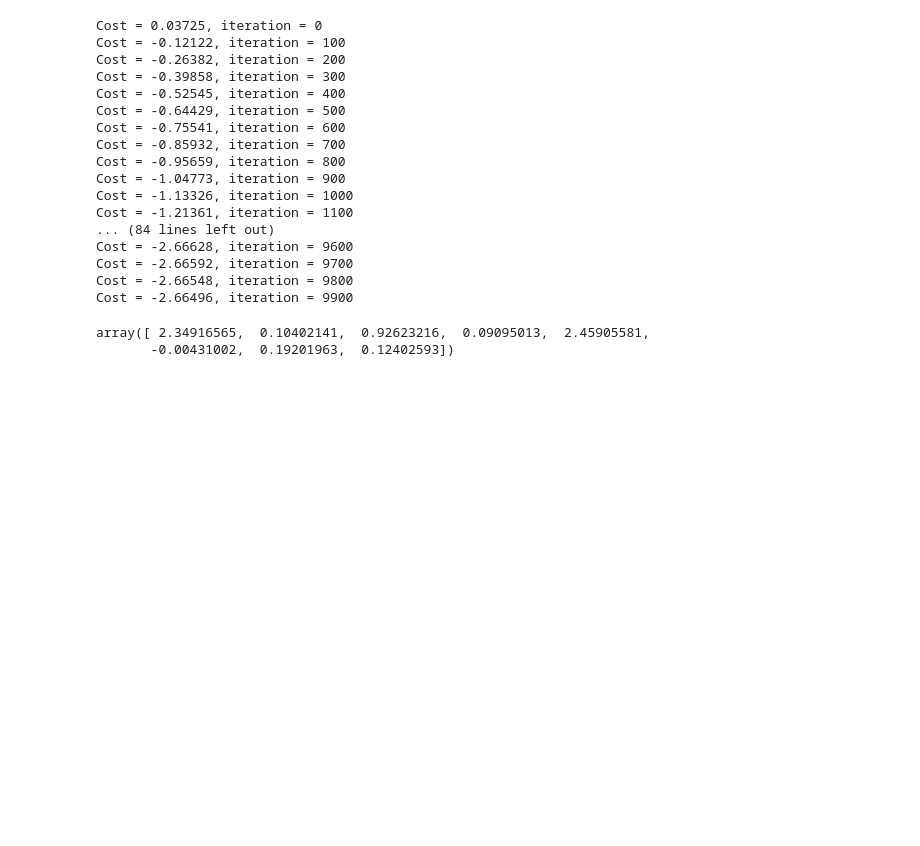
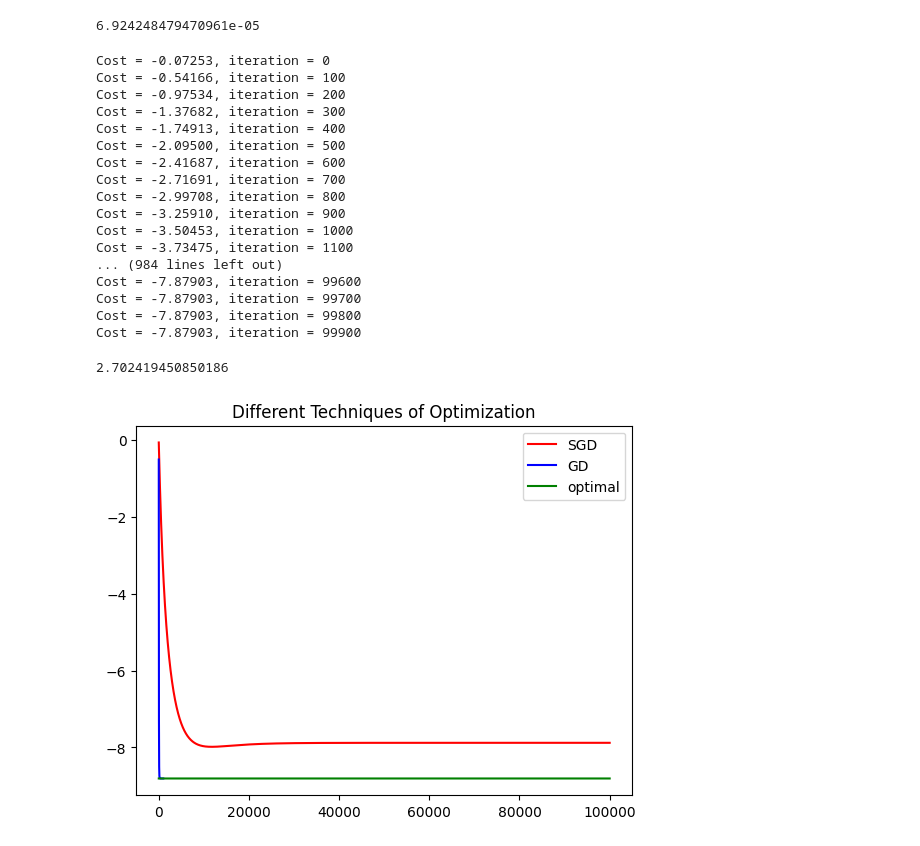
Before and after one commit to kartiksrinivas007/CS3390-Machine-Learning, a Jupyter notebook: Programs/Assigment-1-programs/Problem-4.ipynb, the cells around one changed output. Drawn from its saved outputs; the diff is of its cells as text; code cells hidden in the pictures; blank space fills up the shorter version.

```diff
--- a/Programs/Assigment-1-programs/Problem-4.ipynb
+++ b/Programs/Assigment-1-programs/Problem-4.ipynb
@@ -26,18 +23,22 @@ v_analytical.T @ A @ v_analytical
 # %%
 def calc_objective(v, A, b, c):
     return v.T @ A @ v  - 2*b.T@v  + c
+# %%
+optimal_obj = calc_objective(v_analytical, A, b, c)
 # %%
 def calc_gradient(v, A, b):
     return 2*A@v - 2*b
 # %%
 #to find the minima, I will run GD, parameter = w
 v_gd = np.ones(shape,)* 0.1
-step_size = 1/(2*np.linalg.norm(A, order= 2) + np.linalg.norm(b) )
+gd_history = []
+step_size = 1/(2*np.linalg.norm(A, ord= 2) + np.linalg.norm(b) )
 print("step size = ", step_size)
 max_iter = 1000
 for iter in range(max_iter):
     v_gd = v_gd - step_size*calc_gradient(v_gd, A, b)
     cost = calc_objective(v_gd, A, b, c)
+    gd_history.append(cost)
     if(iter % 100 == 0):
-        print("Cost = %.5f, iteration = %d"%{cost, iter})
+        print("Cost = %.5f, iteration = %d"%(cost, iter))
 # %% [output]
@@ -55,36 +56,52 @@ Cost = -3.30851, iteration = 900
 # %%
 Error_gradient_descent = np.linalg.norm (v_gd - v_analytical)
+print(Error_gradient_descent)
+# %% [output]
+6.924248479470961e-05
 # %%
 v_sgd = np.ones(shape, )* 0.1
-max_iter = 10000
+sgd_history = []
+max_iter = 100000
 factor = 100
 new_step_size = step_size/factor
 epsilon = np.random.randn(shape,)
 for iter in range (max_iter):
     v_sgd = v_sgd - new_step_size*(0.5*epsilon +calc_gradient(v_sgd, A, b) )
     cost = calc_objective(v_sgd, A, b, c)
+    sgd_history.append(cost)
     if(iter % 100 == 0):
         print("Cost = %.5f, iteration = %d"%(cost, iter))
 # %% [output]
-Cost = 0.03725, iteration = 0
-Cost = -0.12122, iteration = 100
-Cost = -0.26382, iteration = 200
-Cost = -0.39858, iteration = 300
-Cost = -0.52545, iteration = 400
-Cost = -0.64429, iteration = 500
-Cost = -0.75541, iteration = 600
-Cost = -0.85932, iteration = 700
-Cost = -0.95659, iteration = 800
-Cost = -1.04773, iteration = 900
-Cost = -1.13326, iteration = 1000
-Cost = -1.21361, iteration = 1100
-... (84 lines left out)
-Cost = -2.66628, iteration = 9600
-Cost = -2.66592, iteration = 9700
-Cost = -2.66548, iteration = 9800
-Cost = -2.66496, iteration = 9900
+Cost = -0.07253, iteration = 0
+Cost = -0.54166, iteration = 100
+Cost = -0.97534, iteration = 200
+Cost = -1.37682, iteration = 300
+Cost = -1.74913, iteration = 400
+Cost = -2.09500, iteration = 500
+Cost = -2.41687, iteration = 600
+Cost = -2.71691, iteration = 700
+Cost = -2.99708, iteration = 800
+Cost = -3.25910, iteration = 900
+Cost = -3.50453, iteration = 1000
+Cost = -3.73475, iteration = 1100
+... (984 lines left out)
+Cost = -7.87903, iteration = 99600
+Cost = -7.87903, iteration = 99700
+Cost = -7.87903, iteration = 99800
+Cost = -7.87903, iteration = 99900
-# %%
-v_sgd
-# %% [output]
-array([ 2.34916565,  0.10402141,  0.92623216,  0.09095013,  2.45905581,
-       -0.00431002,  0.19201963,  0.12402593])
+# %%
+Error_sgd = np.linalg.norm(v_sgd - v_analytical)
+print(Error_sgd)
+# %% [output]
+2.702419450850186
+# %%
+#now to complete
+import matplotlib.pyplot as plt
+plt.title('Different Techniques of Optimization')
+plt.plot(sgd_history, 'r', label = 'SGD')
+plt.plot(gd_history, 'b', label = 'GD')
+plt.plot(optimal_obj*np.ones(100000), 'g', label= 'optimal')
+plt.legend()
+plt.show()
+# %% [output]
+[figure, added]
```
Also changed, not shown: parts of 5 cells of this notebook, 2 other files.
